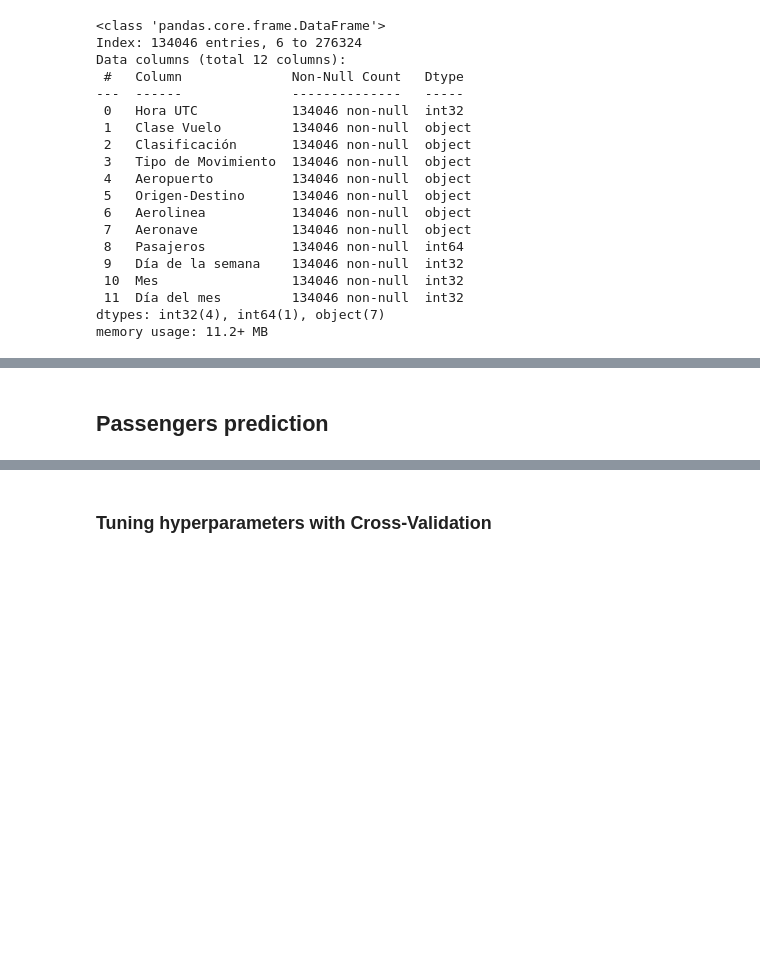
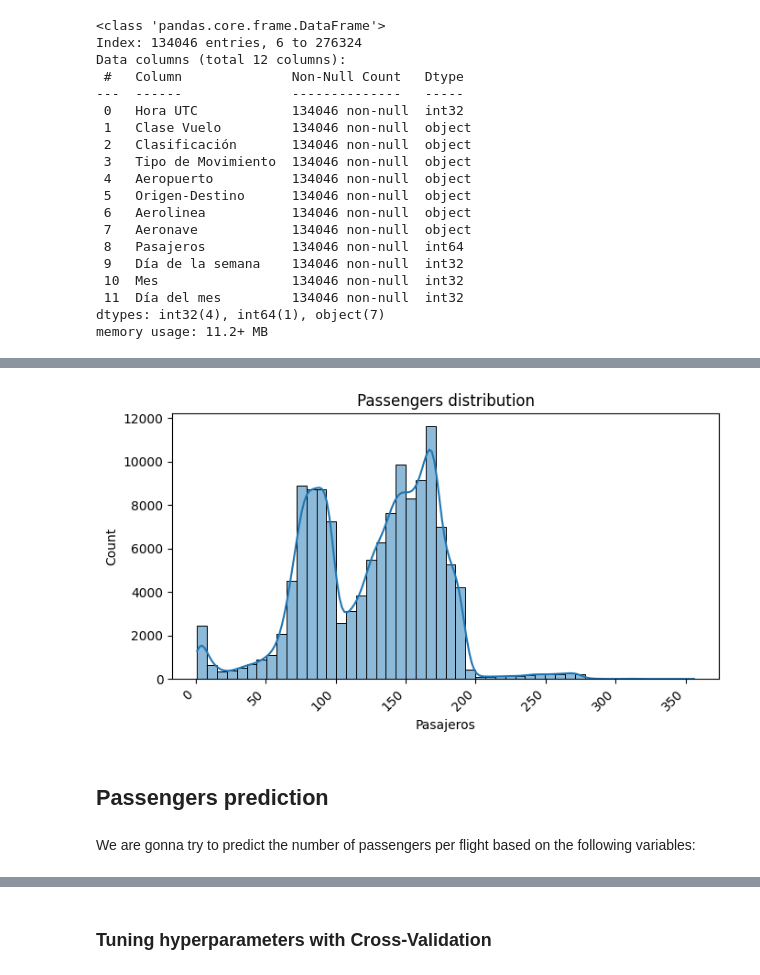
Before and after one commit to matuneville/ml-projects, a Jupyter notebook: projects/airports/air.ipynb, the cells around one changed output, grey strips where cells are left out. Saved outputs shown, nothing was run; the diff lists cells and outputs as text; code cells hidden in the pictures; blank space fills up the shorter version.

```diff
--- a/projects/airports/air.ipynb
+++ b/projects/airports/air.ipynb
@@ -155,18 +157,20 @@ plt.show()
 # %%
 import seaborn as sns
+import matplotlib.pyplot as plt
 import numpy as np
 import matplotlib.dates as mdates
 
-fig, ax = plt.subplots(nrows=1, ncols=1, figsize=(13, 4))
-ax = ax.flatten()
+fig, ax = plt.subplots(figsize=(7, 4))
 
-for i in range(len(num_cols)):
-    sns.histplot(x=df[num_cols[i]], ax=ax[i], kde=True, color=colors[i], bins=40)
-    ax[i].set_title(f'{num_cols[i]} distribution')
+sns.histplot(x=df[num_cols[0]], ax=ax, kde=True, color=colors[0], bins=50)
+ax.set_title(f'Passengers distribution')
 
-    plt.setp(ax[i].get_xticklabels(), rotation=45, ha='right')
+plt.setp(ax.get_xticklabels(), rotation=45, ha='right')
 
-plt.subplots_adjust(hspace=0.4)
 plt.tight_layout()
+# %% [output]
+[figure, added]
 # %% [markdown]
 ## Passengers prediction
+# %% [markdown]
+We are gonna try to predict the number of passengers per flight based on the following variables:
```
Also changed, not shown: parts of 13 cells of this notebook.
